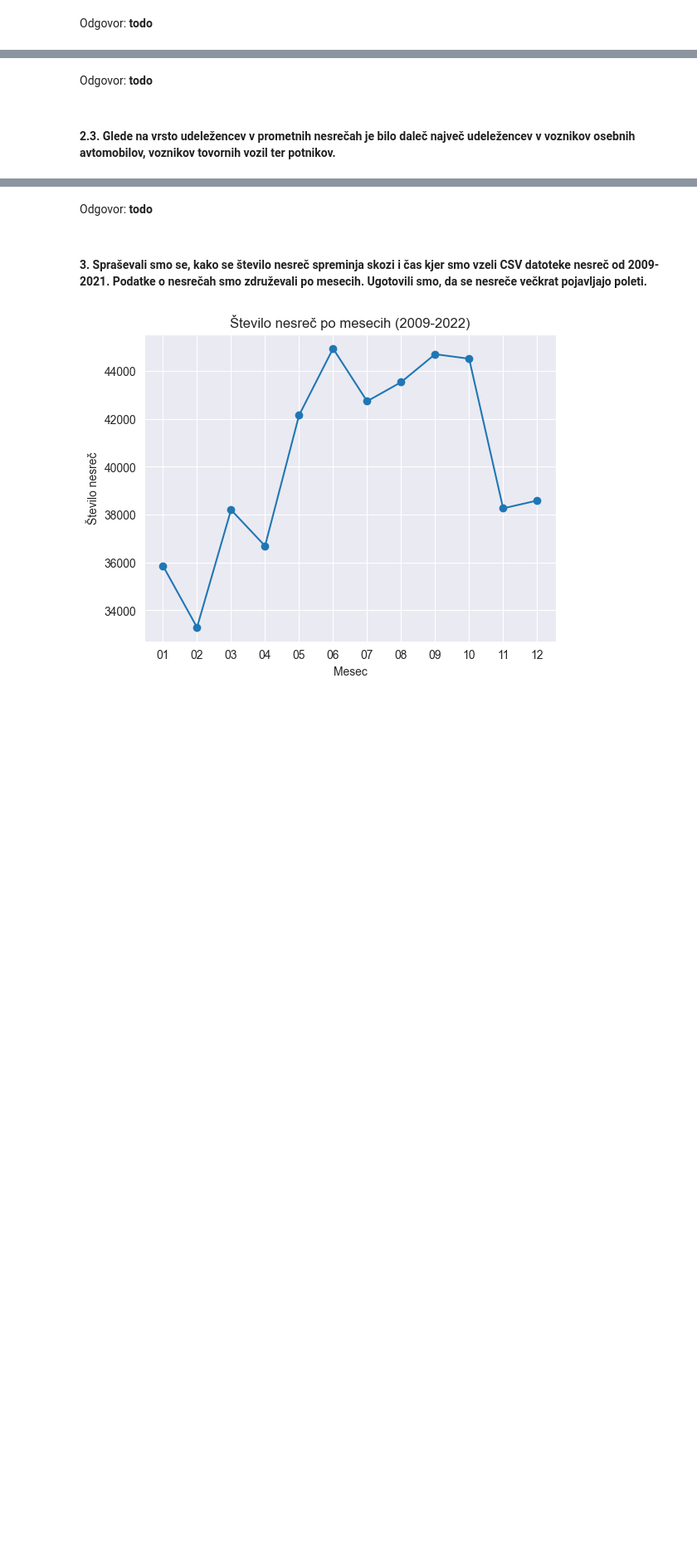
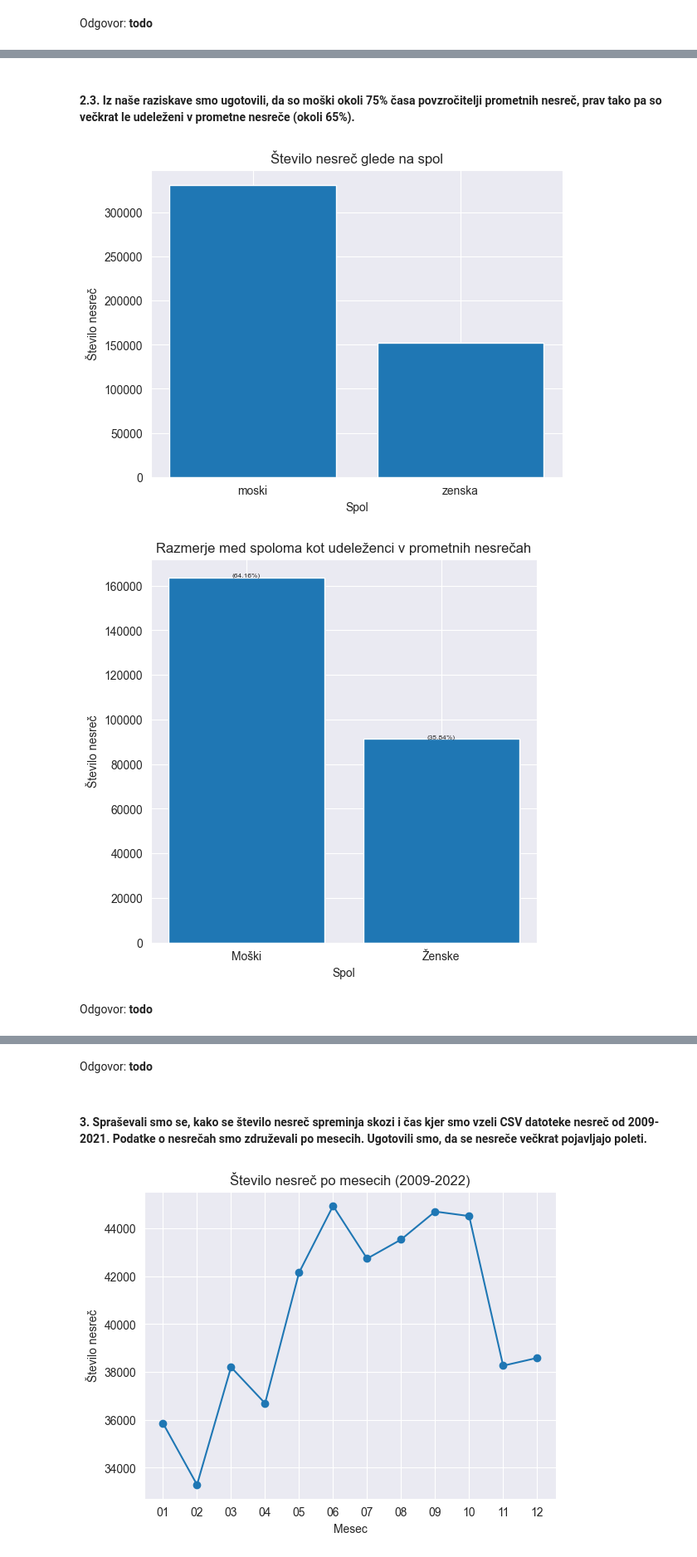
Before and after one commit to UrhPercic/PR22UMZ, a Jupyter notebook: report.ipynb, the cells around one changed output, grey strips where cells are left out. Shown: that part at 83% size. Cells and saved outputs as stored; diff of their text form; code cells hidden in the pictures; blank space fills up the shorter version.

```diff
--- a/report.ipynb
+++ b/report.ipynb
@@ -29,4 +168,59 @@ Odgovor: **todo**
+# %% [markdown]
+#### 2.3.  Iz naše raziskave smo ugotovili, da so moški okoli 75% časa povzročitelji prometnih nesreč, prav tako pa so večkrat le udeleženi v prometne nesreče (okoli 65%).
+# %%
+spola = {"moski": 0, "zenska": 0}
+
+for datoteka in datoteke:
+    with open(f'podatki/{datoteka}.csv', 'r') as file:
+        csv_reader = csv.reader(file)
+        next(csv_reader)
+
+        for row in csv_reader:
+            row_split = (row[0] + row[1]).split(";")
+            spol = row_split[25]  # spol
+
+            if spol == "ŽENSKI":
+                spola["zenska"] += 1
+            elif spol == "MOŠKI":
+                spola["moski"] += 1
+
+plt.bar(spola.keys(), spola.values())
+plt.xlabel('Spol')
+plt.ylabel('Število nesreč')
+plt.title('Število nesreč glede na spol')
+plt.show()
+
+spola = {"moski": 0, "zenska": 0}
+
+for datoteka in datoteke:
+    with open(f'podatki/{datoteka}.csv', 'r') as file:
+        csv_reader = csv.reader(file)
+        next(csv_reader)
+        for row in csv_reader:
+            row_split = (row[0] + row[1]).split(";")
+            spol = row_split[25]  # spol
+            ude = row_split[23]
+
+            if ude == "UDELEŽENEC":
+                if spol == "ŽENSKI":
+                    spola["zenska"] += 1
+                elif spol == "MOŠKI":
+                    spola["moski"] += 1
+
+values = [spola["moski"], spola["zenska"]]
+labels = ["Moški", "Ženske"]
+percentages = [round((value / sum(values)) * 100, 2) for value in values]
+text_labels = [f"({percentage}%)" for label, value, percentage in zip(labels, values, percentages)]
+
+fig, ax = plt.subplots(figsize=(6, 6))
+ax.bar(labels, values)
+ax.set_xlabel("Spol")
+ax.set_ylabel("Število nesreč")
+ax.set_title("Razmerje med spoloma kot udeleženci v prometnih nesrečah")
+for i, v in enumerate(values):
+    ax.text(i, v + 5, text_labels[i], ha='center', fontsize=6)
+# %% [output]
+[figure, added]
+[figure, added]
 # %% [markdown]
 Odgovor: **todo**
-# %% [markdown]
-#### 2.3. Glede na vrsto udeležencev v prometnih nesrečah je bilo daleč največ udeležencev v voznikov osebnih avtomobilov, voznikov tovornih vozil ter potnikov.
```
Also changed, not shown: parts of 14 cells of this notebook.
